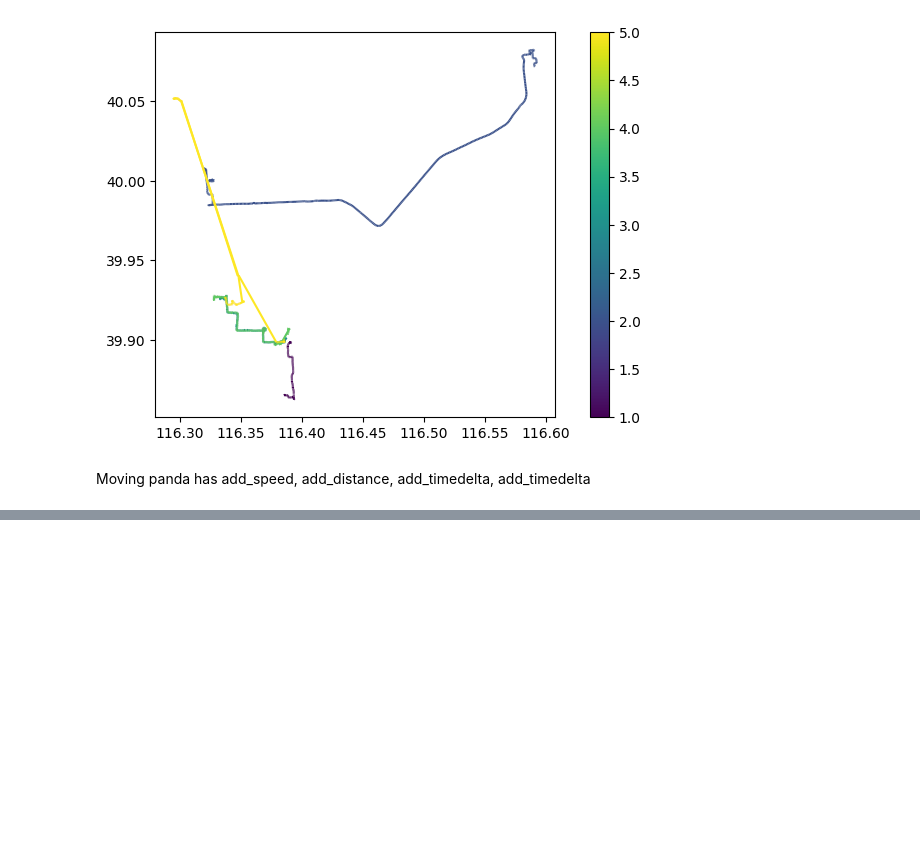
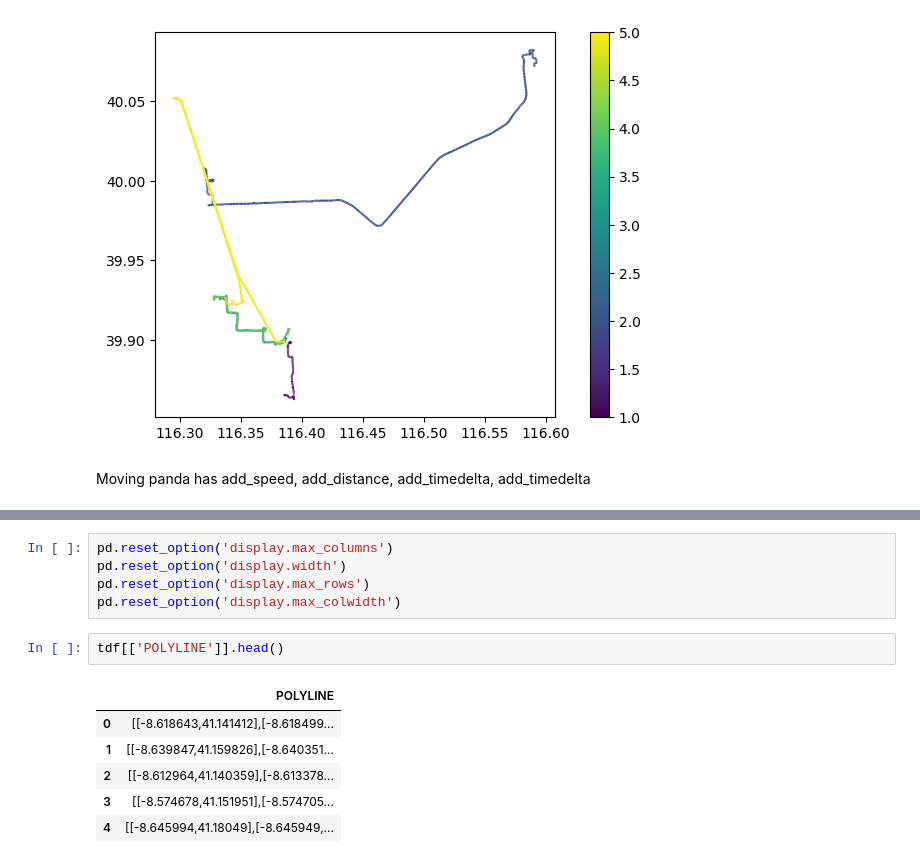
Before and after one commit to ChenZhu50/Trajectory_Research, a Jupyter notebook: MovingPanda/movingpanda.ipynb, the cells around one changed output, grey strips where cells are left out. Drawn from its saved outputs; the diff is of its cells as text; blank space fills up the shorter version.

```diff
--- a/MovingPanda/movingpanda.ipynb
+++ b/MovingPanda/movingpanda.ipynb
@@ -104,0 +129,14 @@ Moving panda has add_speed, add_distance, add_timedelta, add_timedelta
+# %%
+pd.reset_option('display.max_columns')
+pd.reset_option('display.width')
+pd.reset_option('display.max_rows')
+pd.reset_option('display.max_colwidth')
+# %%
+tdf[['POLYLINE']].head()
+# %% [output]
+|  | POLYLINE |
+| 0 | [[-8.618643,41.141412],[-8.618499... |
+| 1 | [[-8.639847,41.159826],[-8.640351... |
+| 2 | [[-8.612964,41.140359],[-8.613378... |
+| 3 | [[-8.574678,41.151951],[-8.574705... |
+| 4 | [[-8.645994,41.18049],[-8.645949,... |
```
Also changed, not shown: parts of 4 cells of this notebook.
